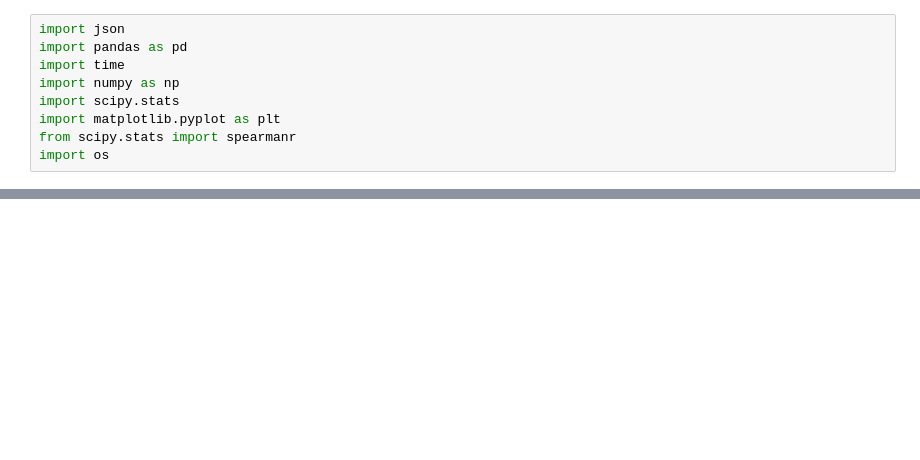
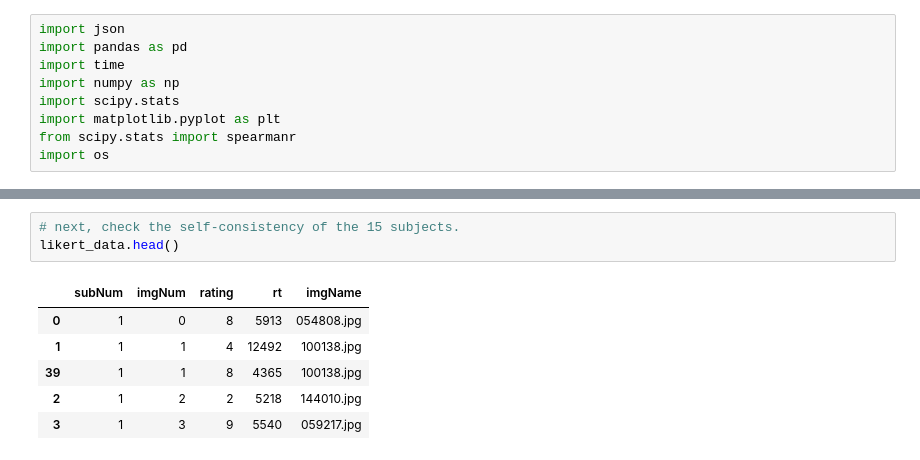
Before and after one commit to amandasongmm/economic_face_perception, a Jupyter notebook: data/amt_gt_data_process/myCanvas.ipynb, the cells around one changed output, grey strips where cells are left out. Cells and saved outputs as stored; diff of their text form; blank space fills up the shorter version.

```diff
--- a/data/amt_gt_data_process/myCanvas.ipynb
+++ b/data/amt_gt_data_process/myCanvas.ipynb
@@ -56,0 +144,10 @@ likert_data_df['subNum'] = likert_data_df['subId'].map(sub_num_dict)
+# %%
+# next, check the self-consistency of the 15 subjects.
+likert_data.head()
+# %% [output]
+|  | subNum | imgNum | rating | rt | imgName |
+| 0 | 1 | 0 | 8 | 5913 | 054808.jpg |
+| 1 | 1 | 1 | 4 | 12492 | 100138.jpg |
+| 39 | 1 | 1 | 8 | 4365 | 100138.jpg |
+| 2 | 1 | 2 | 2 | 5218 | 144010.jpg |
+| 3 | 1 | 3 | 9 | 5540 | 059217.jpg |
```
Also changed, not shown: parts of 13 cells of this notebook, 20 other files.
